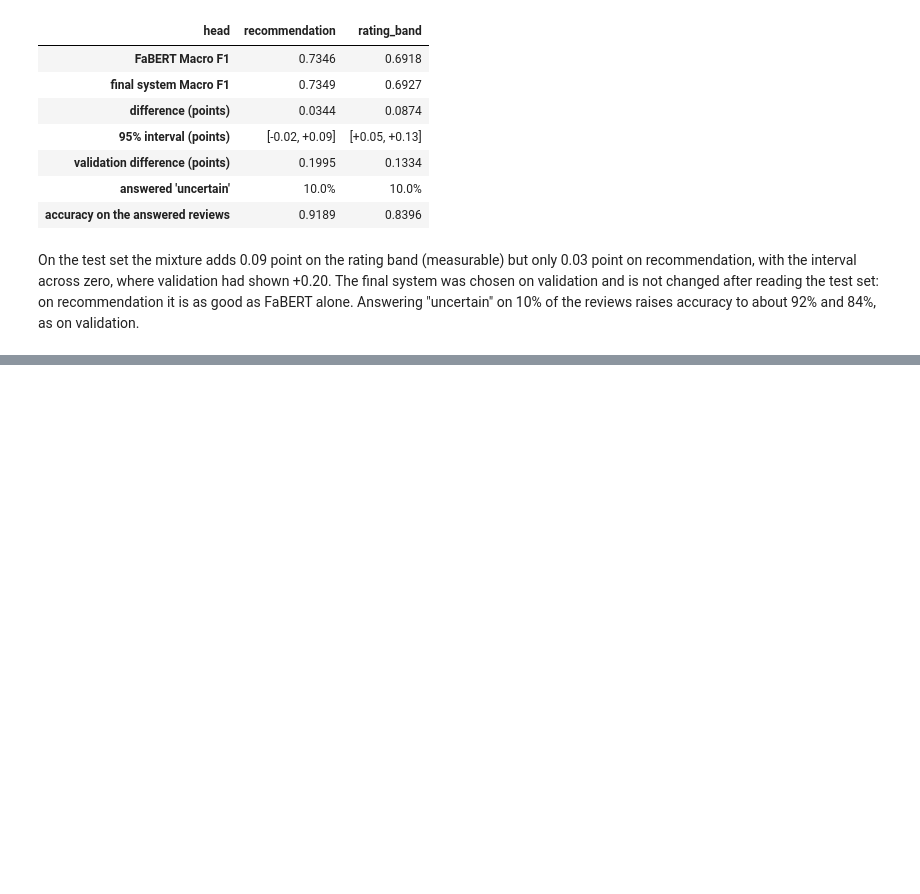
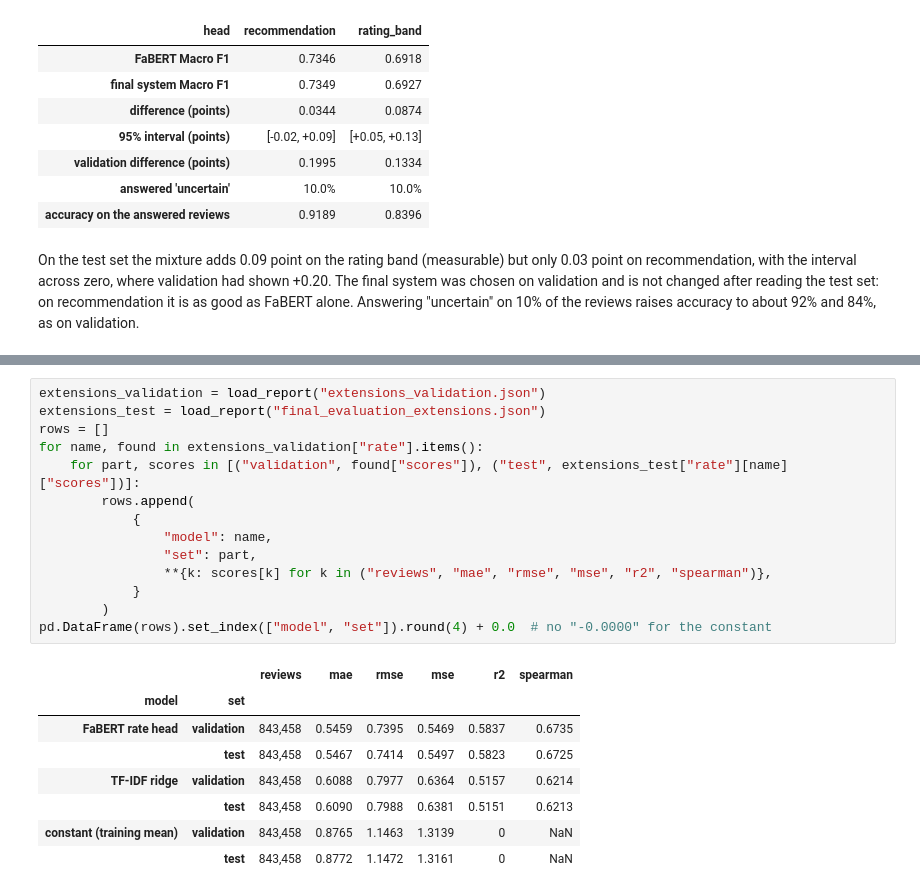
Before and after one commit to alidarviish/digikala-review-analysis, a Jupyter notebook: notebooks/03_transfer_learning_finetuning.ipynb, the cells around one changed output, grey strips where cells are left out. Saved outputs shown, nothing was run; the diff lists cells and outputs as text; blank space fills up the shorter version.

```diff
--- a/notebooks/03_transfer_learning_finetuning.ipynb
+++ b/notebooks/03_transfer_learning_finetuning.ipynb
@@ -611,0 +626,23 @@ not changed after reading the test set: on recommendation it is as good as FaBER
+# %%
+extensions_validation = load_report("extensions_validation.json")
+extensions_test = load_report("final_evaluation_extensions.json")
+rows = []
+for name, found in extensions_validation["rate"].items():
+    for part, scores in [("validation", found["scores"]), ("test", extensions_test["rate"][name]["scores"])]:
+        rows.append(
+            {
+                "model": name,
+                "set": part,
+                **{k: scores[k] for k in ("reviews", "mae", "rmse", "mse", "r2", "spearman")},
+            }
+        )
+pd.DataFrame(rows).set_index(["model", "set"]).round(4) + 0.0  # no "-0.0000" for the constant
+# %% [output]
+|  |  | reviews | mae | rmse | mse | r2 | spearman |
+| model | set |  |  |  |  |  |  |
+| FaBERT rate head | validation | 843,458 | 0.5459 | 0.7395 | 0.5469 | 0.5837 | 0.6735 |
+|  | test | 843,458 | 0.5467 | 0.7414 | 0.5497 | 0.5823 | 0.6725 |
+| TF-IDF ridge | validation | 843,458 | 0.6088 | 0.7977 | 0.6364 | 0.5157 | 0.6214 |
+|  | test | 843,458 | 0.6090 | 0.7988 | 0.6381 | 0.5151 | 0.6213 |
+| constant (training mean) | validation | 843,458 | 0.8765 | 1.1463 | 1.3139 | 0 | NaN |
+|  | test | 843,458 | 0.8772 | 1.1472 | 1.3161 | 0 | NaN |
```
Also changed, not shown: parts of 8 cells of this notebook, 1 other file.
